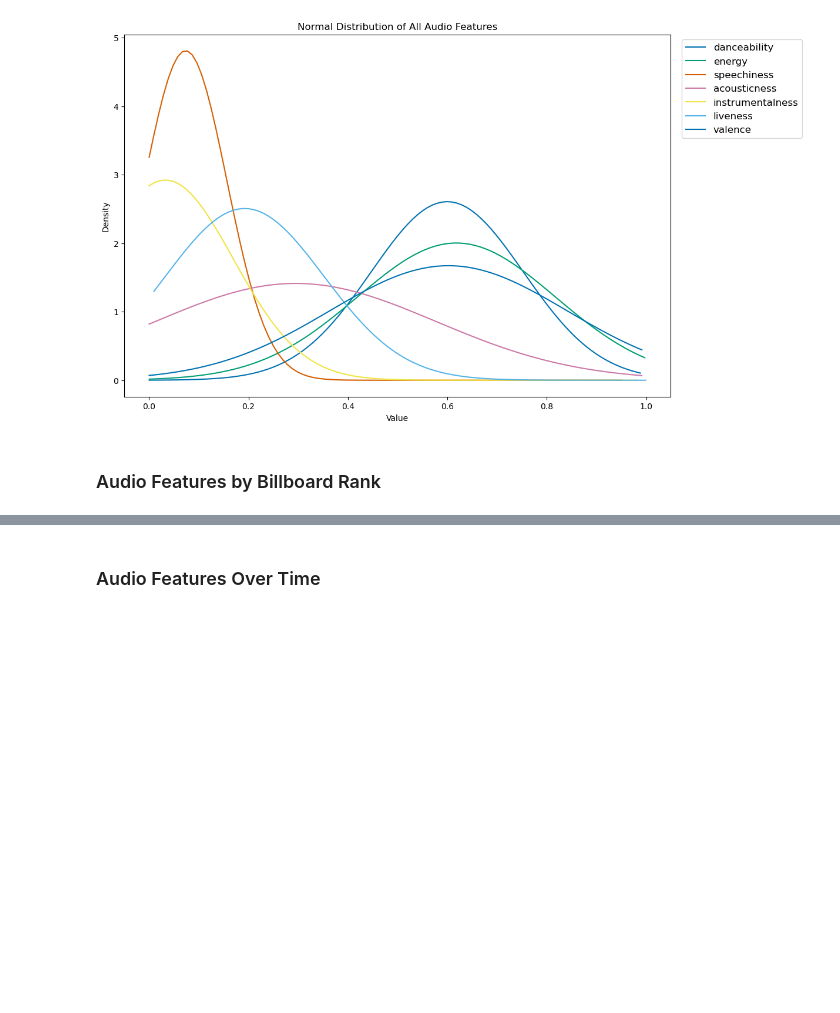
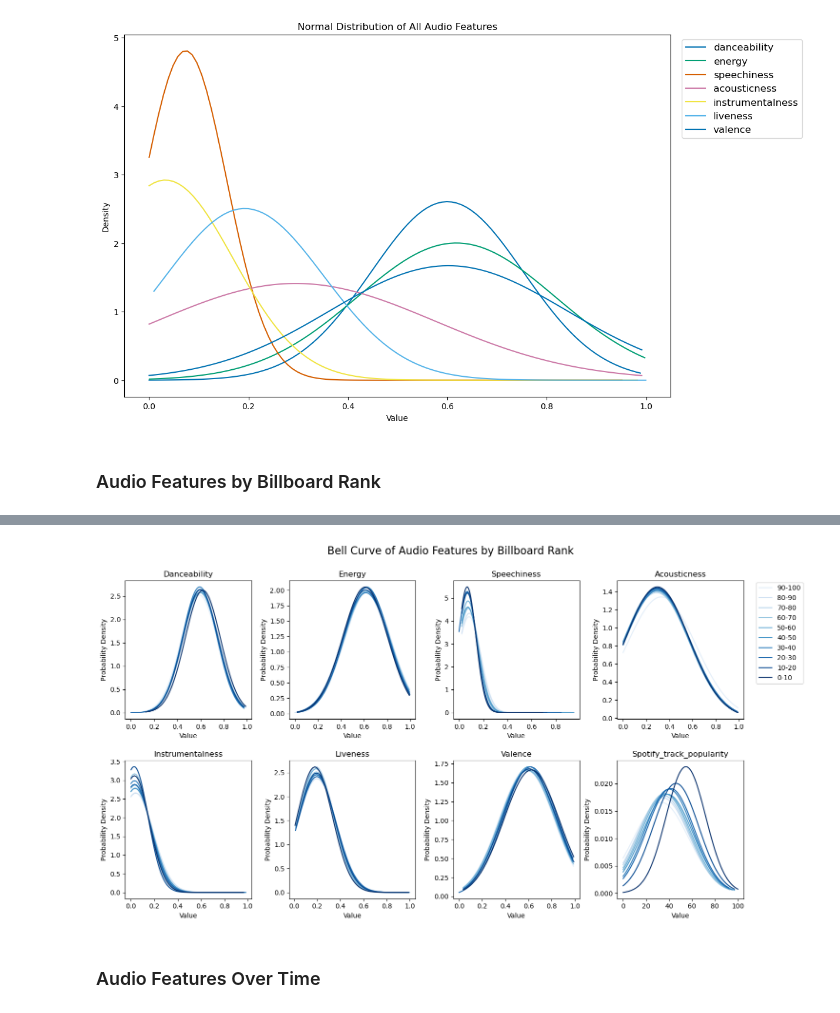
Before and after one commit to dliang5299/Spotify-Analysis, a Jupyter notebook: audio_features_analysis.ipynb, the cells around one changed output, grey strips where cells are left out. Cells and saved outputs as stored; diff of their text form; code cells hidden in the pictures; blank space fills up the shorter version.

Commit message:
audio features analysis

```diff
--- a/audio_features_analysis.ipynb
+++ b/audio_features_analysis.ipynb
@@ -223,3 +158,45 @@ plt.show()
+# %%
+'''Bell Curve of Audio Features by Billboard Rank'''
+
+# create 2x4 subplot
+fig, axes = plt.subplots(nrows=2, ncols=4, figsize=(15, 8))
+
+# flatten for indexing
+axes = axes.flatten()
+
+# choose theme
+colormap = plt.cm.get_cmap('Blues_r')
+
+# define the billboard rank ranges
+billboard_ranges = [(i, i + 10) for i in range(0, 100, 10)]
+
+# iterate through audio features + popularity score
+# this portion of the code was debugged using ChatGPT
+for i, feature in enumerate(audio_features_list + ['spotify_track_popularity']):
+    # plot the bell curve for each decade
+    for j, (lower, upper) in reversed(list(enumerate(billboard_ranges))):
+        data = af[(af['peak_position'] >= lower) & (af['peak_position'] < upper)][feature]
+
+        # x values for the norm function
+        x = np.linspace(data.min(), data.max(), 100)
+
+        # plot the norm dist on the corresponding subplot with colormap
+        axes[i].plot(x, norm.pdf(x, data.mean(), data.std()), label=f'{lower}-{upper}', color=colormap(j / len(billboard_ranges)))
+
+    # set plot labels and title
+    axes[i].set_title(feature.capitalize())
+    axes[i].set_xlabel('Value')
+    axes[i].set_ylabel('Probability Density')
+
+# place the legend below the suptitle
+plt.legend(bbox_to_anchor=(1.5, 1.53), loc='lower right')
+
+plt.suptitle('Bell Curve of Audio Features by Billboard Rank', fontsize=16, y=1)
+plt.tight_layout()
+plt.subplots_adjust(hspace=0.3, wspace=0.3)
+plt.show()
+# %% [output]
+[figure, added]
 # %% [markdown]
 ### Audio Features Over Time
 # %% [markdown]
```
Also changed, not shown: parts of 12 cells of this notebook.
